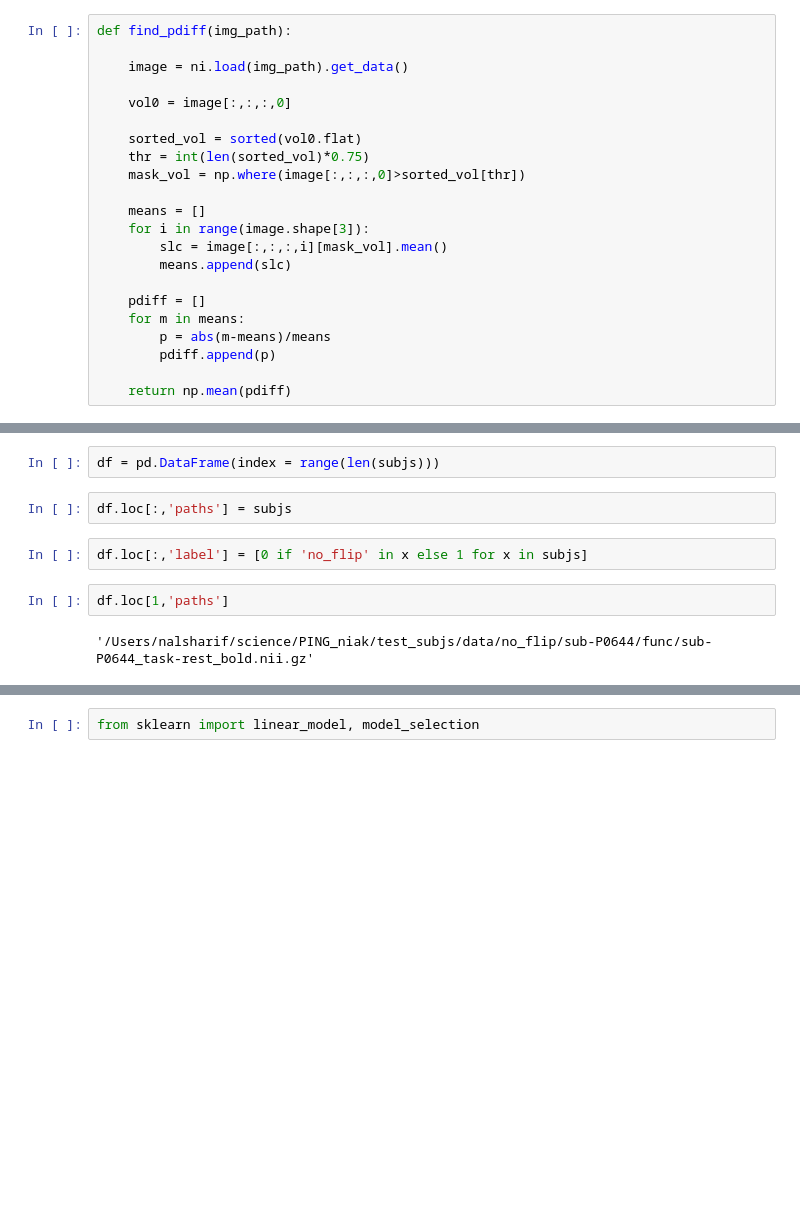
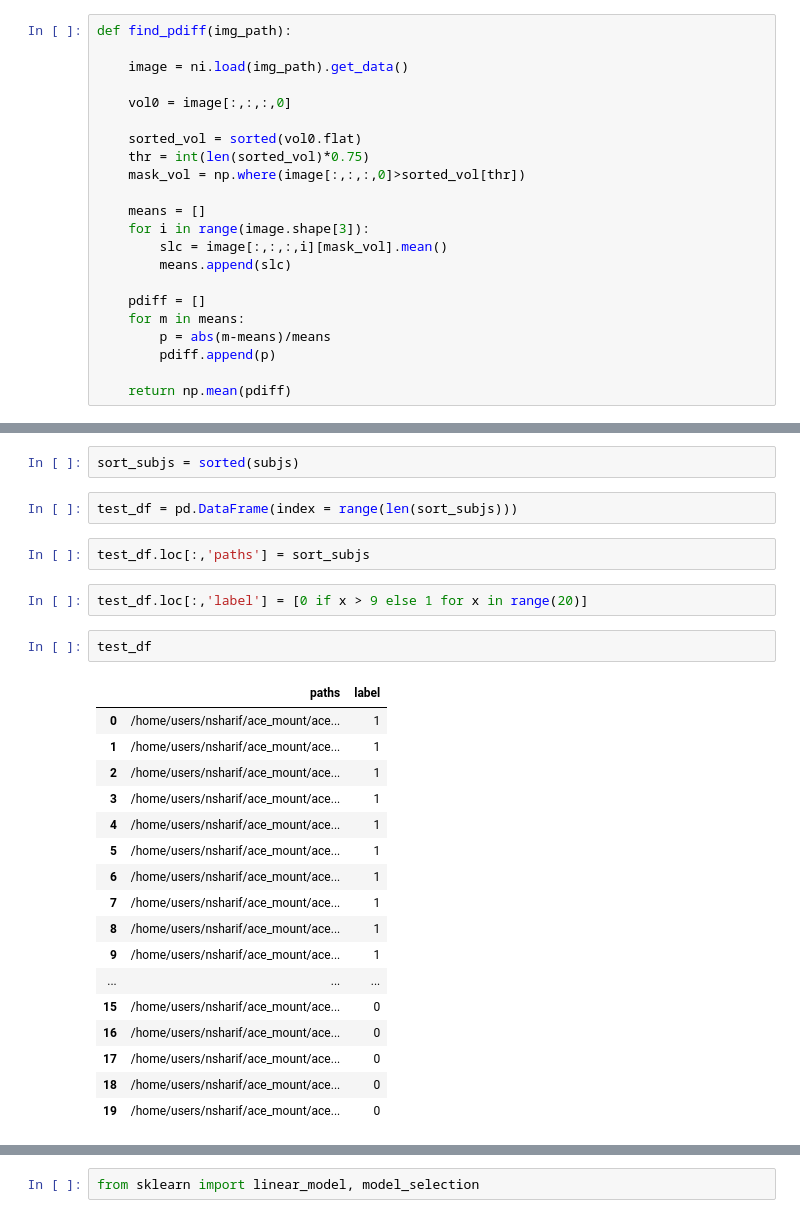
Before and after one commit to nooralsh/ping_proc, a Jupyter notebook: code/find_flipped_volumes.ipynb, the cells around one changed output, grey strips where cells are left out. Cells and saved outputs as stored; diff of their text form; blank space fills up the shorter version.

```diff
--- a/code/find_flipped_volumes.ipynb
+++ b/code/find_flipped_volumes.ipynb
@@ -135,12 +138,30 @@ subjs = glob('/Users/nalsharif/science/PING_niak/test_subjs/data/*/sub-P*/func/s
+# %%
+sort_subjs = sorted(subjs)
 # %%
-df = pd.DataFrame(index = range(len(subjs)))
+test_df = pd.DataFrame(index = range(len(sort_subjs)))
 # %%
-df.loc[:,'paths'] = subjs
+test_df.loc[:,'paths'] = sort_subjs
 # %%
-df.loc[:,'label'] = [0 if 'no_flip' in x else 1 for x in subjs]
+test_df.loc[:,'label'] = [0 if x > 9 else 1 for x in range(20)]
-# %%
-df.loc[1,'paths']
-# %% [output]
-'/Users/nalsharif/science/PING_niak/test_subjs/data/no_flip/sub-P0644/func/sub-P0644_task-rest_bold.nii.gz'
+# %%
+test_df
+# %% [output]
+|  | paths | label |
+| 0 | /home/users/nsharif/ace_mount/ace... | 1 |
+| 1 | /home/users/nsharif/ace_mount/ace... | 1 |
+| 2 | /home/users/nsharif/ace_mount/ace... | 1 |
+| 3 | /home/users/nsharif/ace_mount/ace... | 1 |
+| 4 | /home/users/nsharif/ace_mount/ace... | 1 |
+| 5 | /home/users/nsharif/ace_mount/ace... | 1 |
+| 6 | /home/users/nsharif/ace_mount/ace... | 1 |
+| 7 | /home/users/nsharif/ace_mount/ace... | 1 |
+| 8 | /home/users/nsharif/ace_mount/ace... | 1 |
+| 9 | /home/users/nsharif/ace_mount/ace... | 1 |
+| ... | ... | ... |
+| 15 | /home/users/nsharif/ace_mount/ace... | 0 |
+| 16 | /home/users/nsharif/ace_mount/ace... | 0 |
+| 17 | /home/users/nsharif/ace_mount/ace... | 0 |
+| 18 | /home/users/nsharif/ace_mount/ace... | 0 |
+| 19 | /home/users/nsharif/ace_mount/ace... | 0 |
 # %%
 
```
Also changed, not shown: parts of 27 cells of this notebook, 3 other files.
